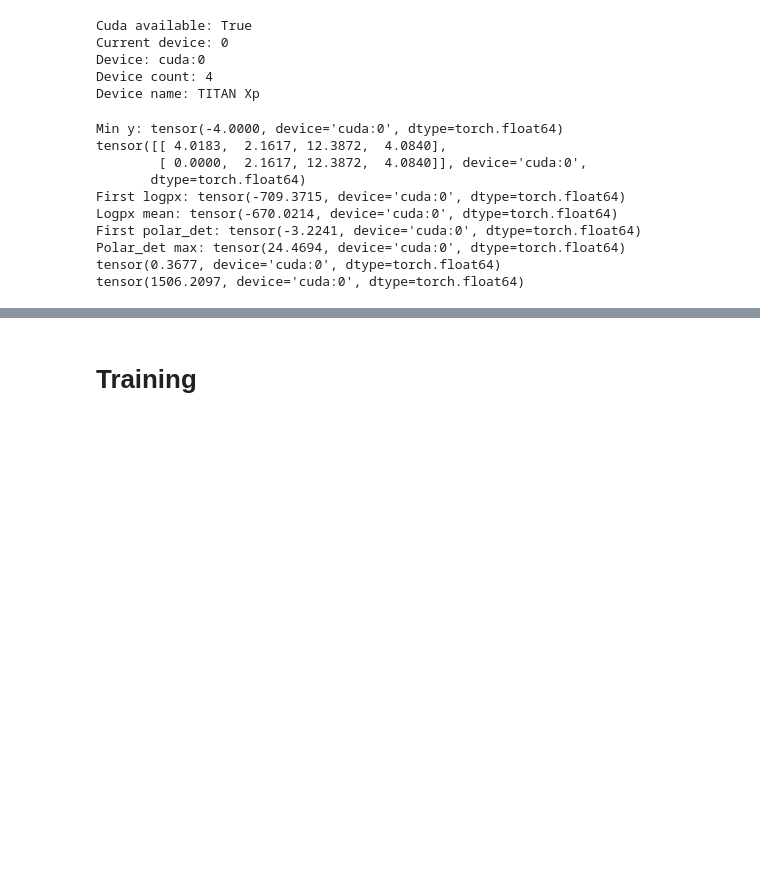
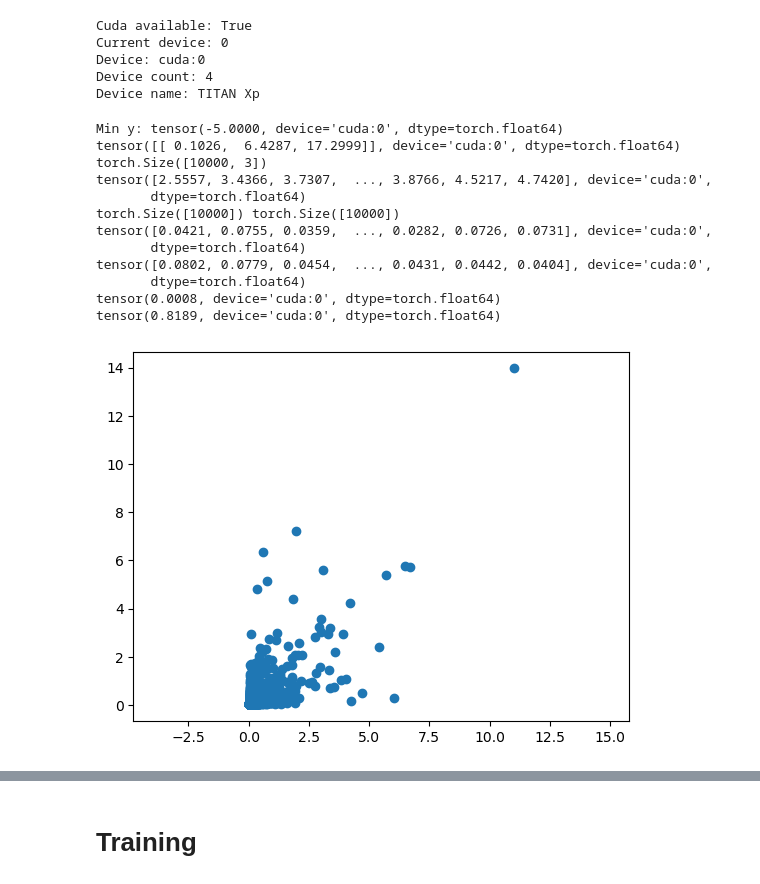
Before and after one commit to max-lennon/robust_likelihood, a Jupyter notebook: pytorch_realnvp_cifar10.ipynb, the cells around one changed output, grey strips where cells are left out. Drawn from its saved outputs; the diff is of its cells as text; code cells hidden in the pictures; blank space fills up the shorter version.

```diff
--- a/pytorch_realnvp_cifar10.ipynb
+++ b/pytorch_realnvp_cifar10.ipynb
@@ -408,13 +408,13 @@ def ring_prob(y, batch_size):
     # tangents[:,:-1] = torch.div(partial_norm, y[:,:-2])
     # tangents[:,-1] = 2 * torch.arctan(torch.div(y[:,-1], y[:,-2]+partial_norm[:,-1]))
 
-    log_sin_arctan_theta[:,:-1] = 0.5 * (torch.log(y_sum_square_num) - torch.log(y_sum_square_denom))
+    log_sin_arctan_theta = 0.5 * (torch.log(y_sum_square_num) - torch.log(y_sum_square_denom))
 
-    log_sin_arctan_theta[:,-1] = torch.log(torch.abs(y[:,-1])) + torch.log(torch.abs(y[:,-2] + torch.sqrt(y_sum_square_num[:,-1]))) \
-        - torch.log(torch.abs(y_sum_square_num[:,-1] + torch.mul(y[:,-2], torch.sqrt(y_sum_square_num[:,-1]))))
+    # log_sin_arctan_theta[:,-1] = torch.log(torch.abs(y[:,-1])) + torch.log(torch.abs(y[:,-2] + torch.sqrt(y_sum_square_num[:,-1]))) \
+    #     - torch.log(torch.abs(y_sum_square_num[:,-1] + torch.mul(y[:,-2], torch.sqrt(y_sum_square_num[:,-1]))))
 
     power = torch.unsqueeze(torch.Tensor(range(1, d-1)), 0).expand(batch_size, d-2).to(device)
-    log_pow_sin_arctan_theta = torch.mul(power, log_sin_arctan_theta[:,1:])
+    log_pow_sin_arctan_theta = torch.mul(power, log_sin_arctan_theta)
 
     # print("Min:", torch.min(log_pow_sin_arctan_theta))
 
@@ -422,30 +422,47 @@ def ring_prob(y, batch_size):
     polar_det = -1 * polar_det_inv
 
     return logpx, polar_det
+# %%
+def sphere_jacobian_det(xyz):
+    print(xyz.shape)
+    print(torch.norm(xyz[:,:2], dim=-1))
+    return torch.reciprocal(torch.norm(xyz, dim=-1) * torch.norm(xyz[:,:2], dim=-1))
 # %%
-test_batch = 1000000
-test_d = 4
-region_width = 8
+test_batch = 10000
+test_d = 3
+region_width = 10
 
 integration_sample = (torch.rand((test_batch, test_d))-0.5).double() * region_width
+# integration_sample = torch.Tensor([[1, 0, 3]]) * 2
 logpx, polar_det = ring_prob(integration_sample.to(device), test_batch)
-print("First logpx:", logpx[0])
-print("Logpx mean:", torch.mean(logpx))
-print("First polar_det:", polar_det[0])
-print("Polar_det max:", torch.max(polar_det))
+real_det = sphere_jacobian_det(integration_sample.to(device))
+
+print(polar_det.shape, real_det.shape)
+
+plt.scatter(real_det.cpu(), torch.exp(polar_det).cpu())
+plt.axis("equal")
+# print("First logpx:", logpx[0])
+# print("Logpx mean:", torch.mean(logpx))
+# print("First polar_det:", polar_det[0])
+# print("Polar_det max:", torch.max(polar_det))
+print(torch.exp(polar_det))
+print(real_det)
 print(torch.mean(torch.exp(logpx+polar_det)))
 print(torch.sum(torch.exp(logpx+polar_det)) / test_batch * (region_width ** test_d))
 # %% [output]
-Min y: tensor(-4.0000, device='cuda:0', dtype=torch.float64)
-tensor([[ 4.0183,  2.1617, 12.3872,  4.0840],
-        [ 0.0000,  2.1617, 12.3872,  4.0840]], device='cuda:0',
+Min y: tensor(-5.0000, device='cuda:0', dtype=torch.float64)
+tensor([[ 0.1026,  6.4287, 17.2999]], device='cuda:0', dtype=torch.float64)
+torch.Size([10000, 3])
+tensor([2.5557, 3.4366, 3.7307,  ..., 3.8766, 4.5217, 4.7420], device='cuda:0',
        dtype=torch.float64)
-First logpx: tensor(-709.3715, device='cuda:0', dtype=torch.float64)
-Logpx mean: tensor(-670.0214, device='cuda:0', dtype=torch.float64)
-First polar_det: tensor(-3.2241, device='cuda:0', dtype=torch.float64)
-Polar_det max: tensor(24.4694, device='cuda:0', dtype=torch.float64)
-tensor(0.3677, device='cuda:0', dtype=torch.float64)
-tensor(1506.2097, device='cuda:0', dtype=torch.float64)
+torch.Size([10000]) torch.Size([10000])
+tensor([0.0421, 0.0755, 0.0359,  ..., 0.0282, 0.0726, 0.0731], device='cuda:0',
+       dtype=torch.float64)
+tensor([0.0802, 0.0779, 0.0454,  ..., 0.0431, 0.0442, 0.0404], device='cuda:0',
+       dtype=torch.float64)
+tensor(0.0008, device='cuda:0', dtype=torch.float64)
+tensor(0.8189, device='cuda:0', dtype=torch.float64)
+[figure, added]
 # %%
 import matplotlib as mpl
 mpl.rcParams['agg.path.chunksize'] = 10000
```
Also changed, not shown: parts of 2 cells of this notebook.
